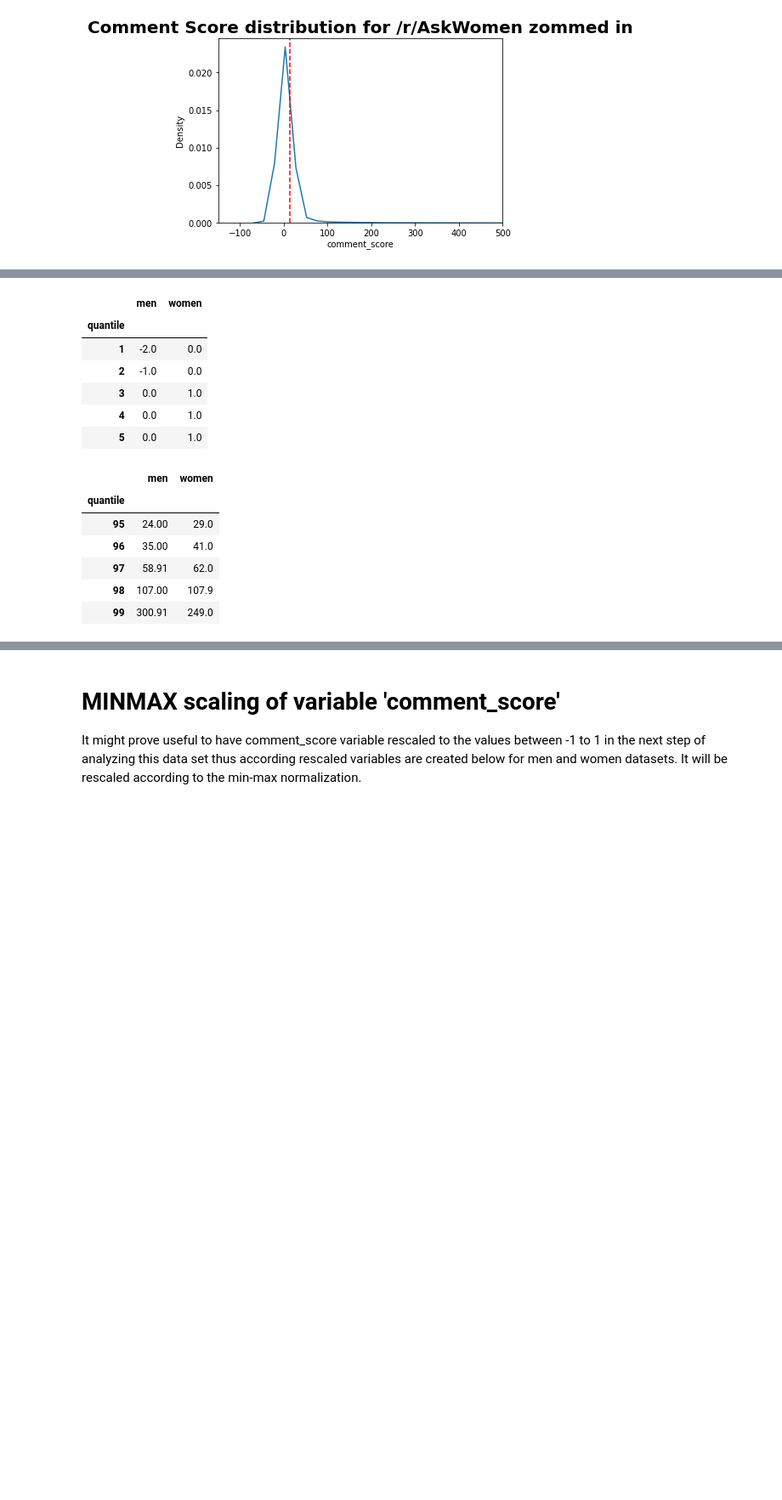
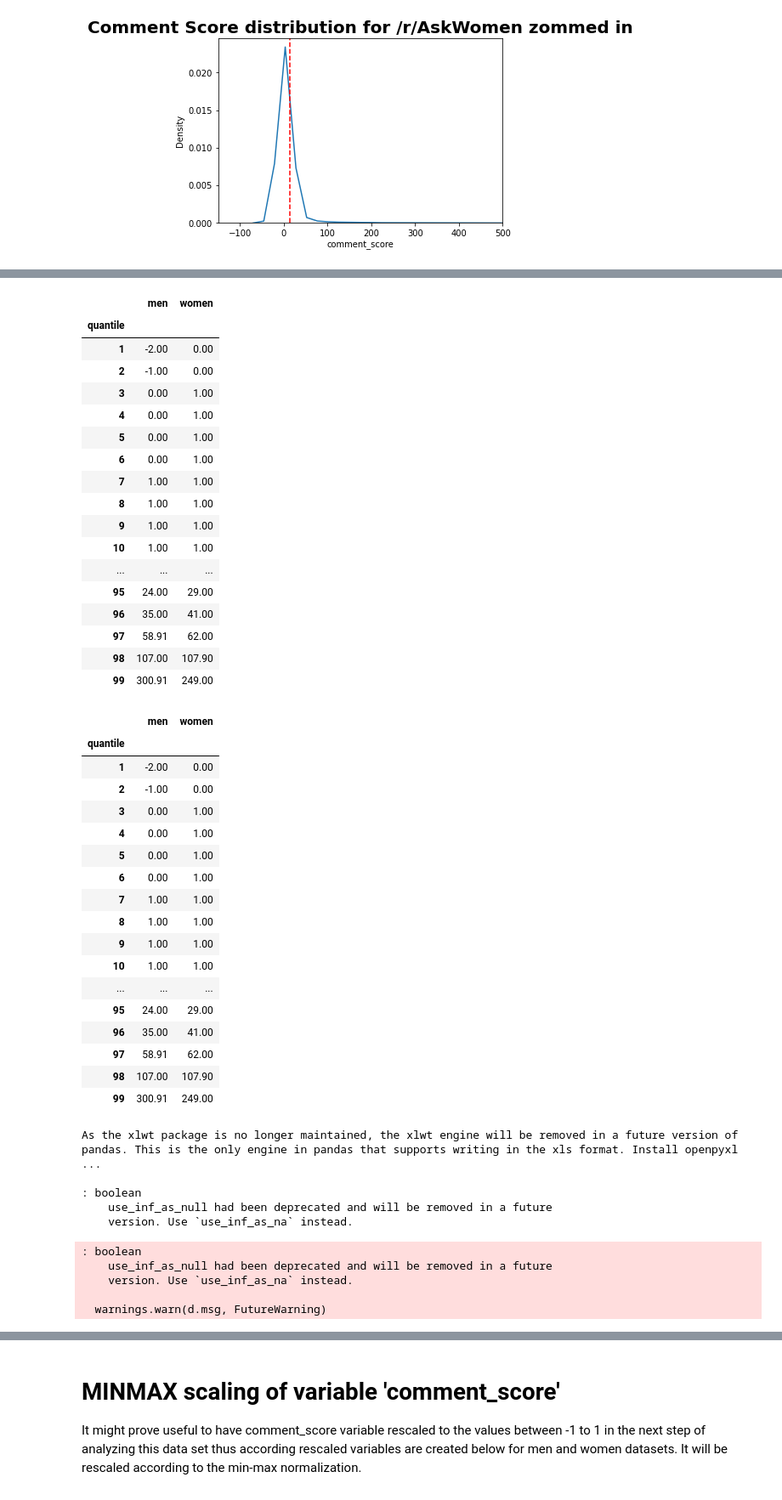
Before and after one commit to kgronek3/TMSMM_Project, a Jupyter notebook: 2_dataset_preparation.ipynb, the cells around one changed output, grey strips where cells are left out. Shown at 85% size. Cells and saved outputs as stored; diff of their text form; code cells hidden in the pictures; blank space fills up the shorter version.

```diff
--- a/2_dataset_preparation.ipynb
+++ b/2_dataset_preparation.ipynb
@@ -497,31 +505,65 @@ As we can see the comment score values seem to be heavily positively skewed beca
 # %%
 quantiles_men = list()
 quantiles_women = list()
 
 for i in range(1, 100, 1):
     value_men = men2.comment_score.quantile(i/100)
     value_women = women2.comment_score.quantile(i/100)
     quantiles_men.append(value_men)
     quantiles_women.append(value_women)
 
 quantiles_df = pd.DataFrame(data = {'quantile' : list(range(1,100,1)),
                                     'men': quantiles_men,
                                     'women': quantiles_women}).set_index('quantile')
-quantiles_df.head(5)
-quantiles_df.tail(5)
+pd.set_option('display.max_rows', None)
+quantiles_df
+quantiles_df
+pd.reset_option('all')
 # %% [output]
 |  | men | women |
 | quantile |  |  |
-| 1 | -2.0 | 0.0 |
-| 2 | -1.0 | 0.0 |
-| 3 | 0.0 | 1.0 |
-| 4 | 0.0 | 1.0 |
-| 5 | 0.0 | 1.0 |
+| 1 | -2.00 | 0.00 |
+| 2 | -1.00 | 0.00 |
+| 3 | 0.00 | 1.00 |
+| 4 | 0.00 | 1.00 |
+| 5 | 0.00 | 1.00 |
+| 6 | 0.00 | 1.00 |
+| 7 | 1.00 | 1.00 |
+| 8 | 1.00 | 1.00 |
+| 9 | 1.00 | 1.00 |
+| 10 | 1.00 | 1.00 |
+| ... | ... | ... |
+| 95 | 24.00 | 29.00 |
+| 96 | 35.00 | 41.00 |
+| 97 | 58.91 | 62.00 |
+| 98 | 107.00 | 107.90 |
+| 99 | 300.91 | 249.00 |
 |  | men | women |
 | quantile |  |  |
-| 95 | 24.00 | 29.0 |
-| 96 | 35.00 | 41.0 |
-| 97 | 58.91 | 62.0 |
-| 98 | 107.00 | 107.9 |
-| 99 | 300.91 | 249.0 |
+| 1 | -2.00 | 0.00 |
+| 2 | -1.00 | 0.00 |
+| 3 | 0.00 | 1.00 |
+| 4 | 0.00 | 1.00 |
+| 5 | 0.00 | 1.00 |
+| 6 | 0.00 | 1.00 |
+| 7 | 1.00 | 1.00 |
+| 8 | 1.00 | 1.00 |
+| 9 | 1.00 | 1.00 |
+| 10 | 1.00 | 1.00 |
+| ... | ... | ... |
+| 95 | 24.00 | 29.00 |
+| 96 | 35.00 | 41.00 |
+| 97 | 58.91 | 62.00 |
+| 98 | 107.00 | 107.90 |
+| 99 | 300.91 | 249.00 |
+As the xlwt package is no longer maintained, the xlwt engine will be removed in a future version of pandas. This is the only engine in pandas that supports writing in the xls format. Install openpyxl  ...
+
+: boolean
+    use_inf_as_null had been deprecated and will be removed in a future
+    version. Use `use_inf_as_na` instead.
+: boolean
+    use_inf_as_null had been deprecated and will be removed in a future
+    version. Use `use_inf_as_na` instead.
+
+  warnings.warn(d.msg, FutureWarning)
 # %% [markdown]
```
Also changed, not shown: parts of 6 cells of this notebook.
